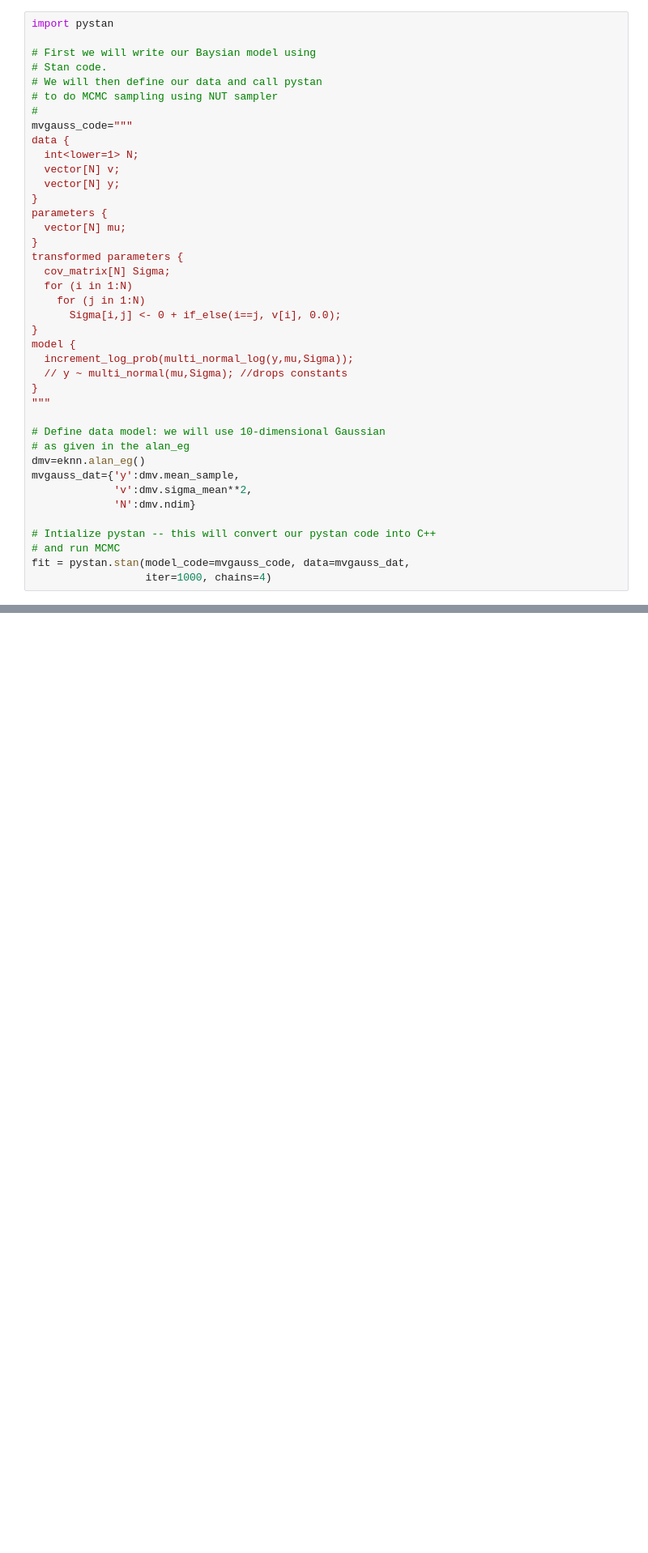
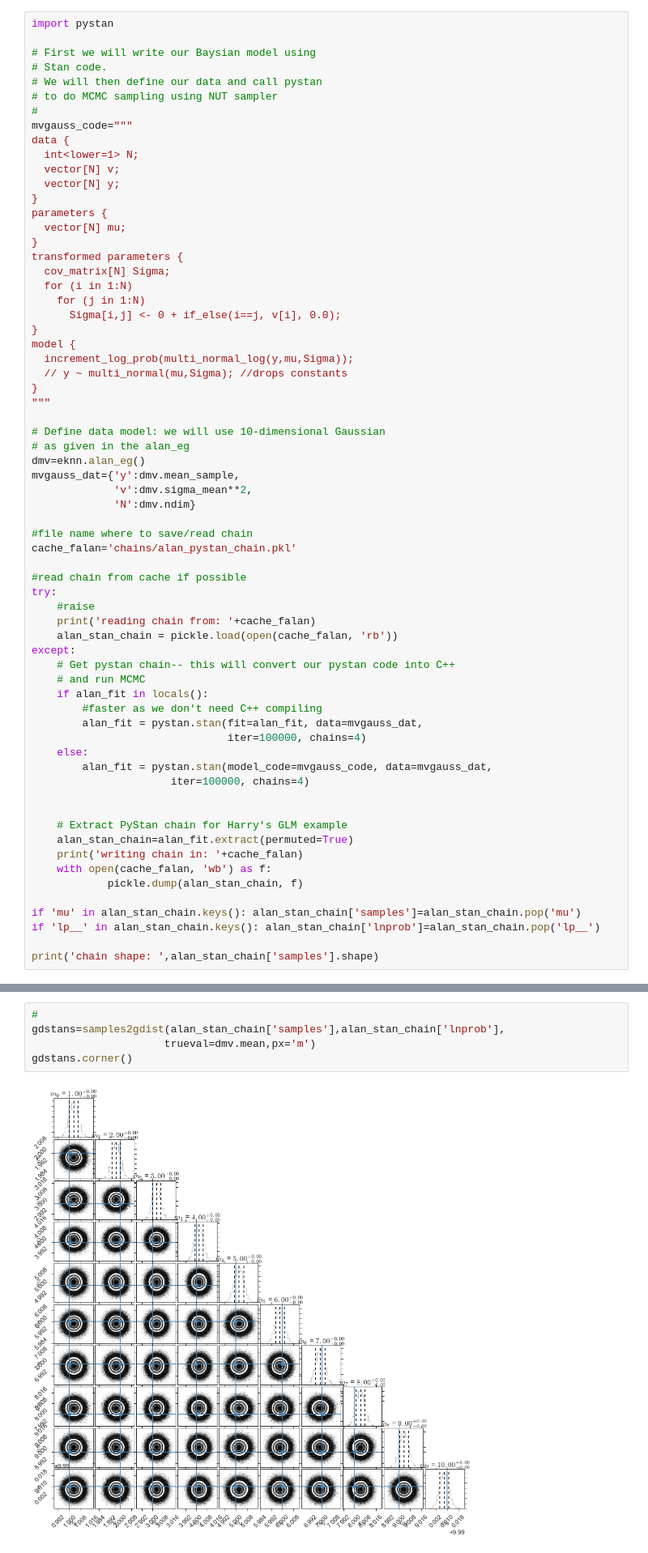
Before and after one commit to yabebalFantaye/BayesSchool2016, a Jupyter notebook: mcmc_samplers.ipynb, the cells around one changed output, grey strips where cells are left out. Shown at 81% size. Drawn from its saved outputs; the diff is of its cells as text; blank space fills up the shorter version.

Commit message:
update and adding bayesglm and examples

```diff
--- a/mcmc_samplers.ipynb
+++ b/mcmc_samplers.ipynb
@@ -66,8 +81,34 @@ mvgauss_dat={'y':dmv.mean_sample,
              'v':dmv.sigma_mean**2,
              'N':dmv.ndim}
 
-# Intialize pystan -- this will convert our pystan code into C++
-# and run MCMC
-fit = pystan.stan(model_code=mvgauss_code, data=mvgauss_dat,
-                  iter=1000, chains=4)
+#file name where to save/read chain
+cache_falan='chains/alan_pystan_chain.pkl'
+
+#read chain from cache if possible
+try:
+    #raise
+    print('reading chain from: '+cache_falan)
+    alan_stan_chain = pickle.load(open(cache_falan, 'rb'))
+except:
+    # Get pystan chain-- this will convert our pystan code into C++
+    # and run MCMC
+    if alan_fit in locals():
+        #faster as we don't need C++ compiling
+        alan_fit = pystan.stan(fit=alan_fit, data=mvgauss_dat,
+                               iter=100000, chains=4)
+    else:
+        alan_fit = pystan.stan(model_code=mvgauss_code, data=mvgauss_dat,
+                      iter=100000, chains=4)
+
+
+    # Extract PyStan chain for Harry's GLM example
+    alan_stan_chain=alan_fit.extract(permuted=True)
+    print('writing chain in: '+cache_falan)
+    with open(cache_falan, 'wb') as f:
+            pickle.dump(alan_stan_chain, f)
+
+if 'mu' in alan_stan_chain.keys(): alan_stan_chain['samples']=alan_stan_chain.pop('mu')
+if 'lp__' in alan_stan_chain.keys(): alan_stan_chain['lnprob']=alan_stan_chain.pop('lp__')
+
+print('chain shape: ',alan_stan_chain['samples'].shape)
 # %% [output]
@@ -94,0 +122,7 @@ gdstans.corner()
+# %%
+#
+gdstans=samples2gdist(alan_stan_chain['samples'],alan_stan_chain['lnprob'],
+                     trueval=dmv.mean,px='m')
+gdstans.corner()
+# %% [output]
+[figure, added]
```
Also changed, not shown: parts of 18 cells of this notebook, 20 other files.
